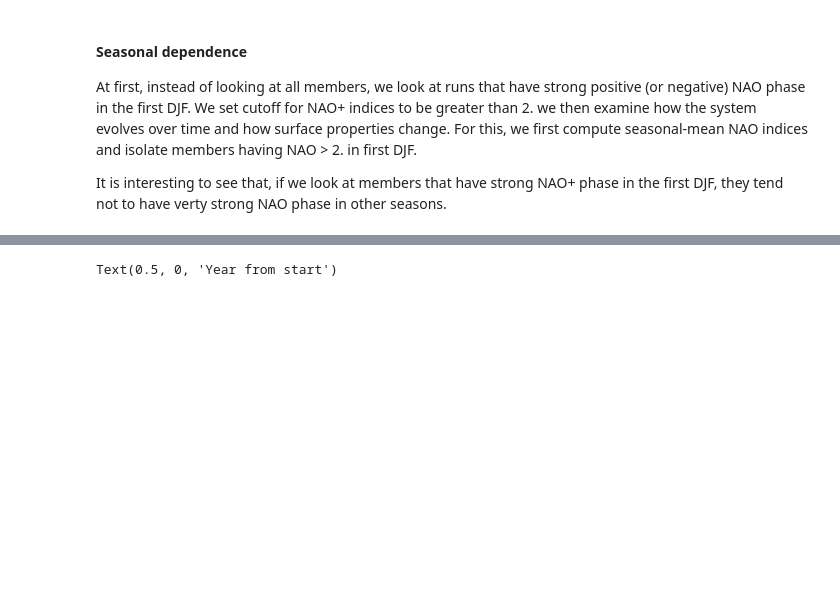
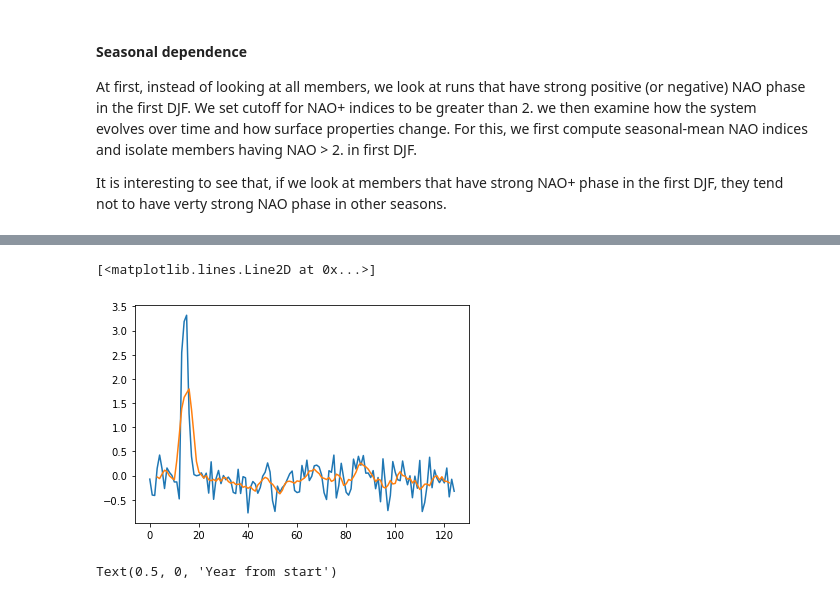
Before and after one commit to hmkhatri/AMOC_Variability_DePreSys_MET, a Jupyter notebook: Notebooks/Analysis/NAO_Overturning_Correlate.ipynb, the cells around one changed output, grey strips where cells are left out. Cells and saved outputs as stored; diff of their text form; code cells hidden in the pictures; blank space fills up the shorter version.

```diff
--- a/Notebooks/Analysis/NAO_Overturning_Correlate.ipynb
+++ b/Notebooks/Analysis/NAO_Overturning_Correlate.ipynb
@@ -194,3 +218,22 @@ with ProgressBar():
+# %%
+NAO_cut = 2.5
+
+NAOp = ds_NAO['NAO'].where(NAO_season.isel(time=4).drop('time') >= NAO_cut)
+
+NAOn = ds_NAO['NAO'].where(NAO_season.isel(time=4).drop('time') <= -NAO_cut)
+
+#print(NAOp)
+NAOp = NAOp.mean(['start_year','r'])
+
+#NAOp
+
+NAOp_smooth = NAOp.rolling(time=6, center=True).mean('time')
+
+plt.plot(NAOp)
+plt.plot(NAOp_smooth)
+# %% [output]
+[<matplotlib.lines.Line2D at 0x...>]
+[figure, added]
 # %%
 NAO_cut = 2.5
 tim_ind = 4
```
Also changed, not shown: parts of 6 cells of this notebook, 4 other files.
